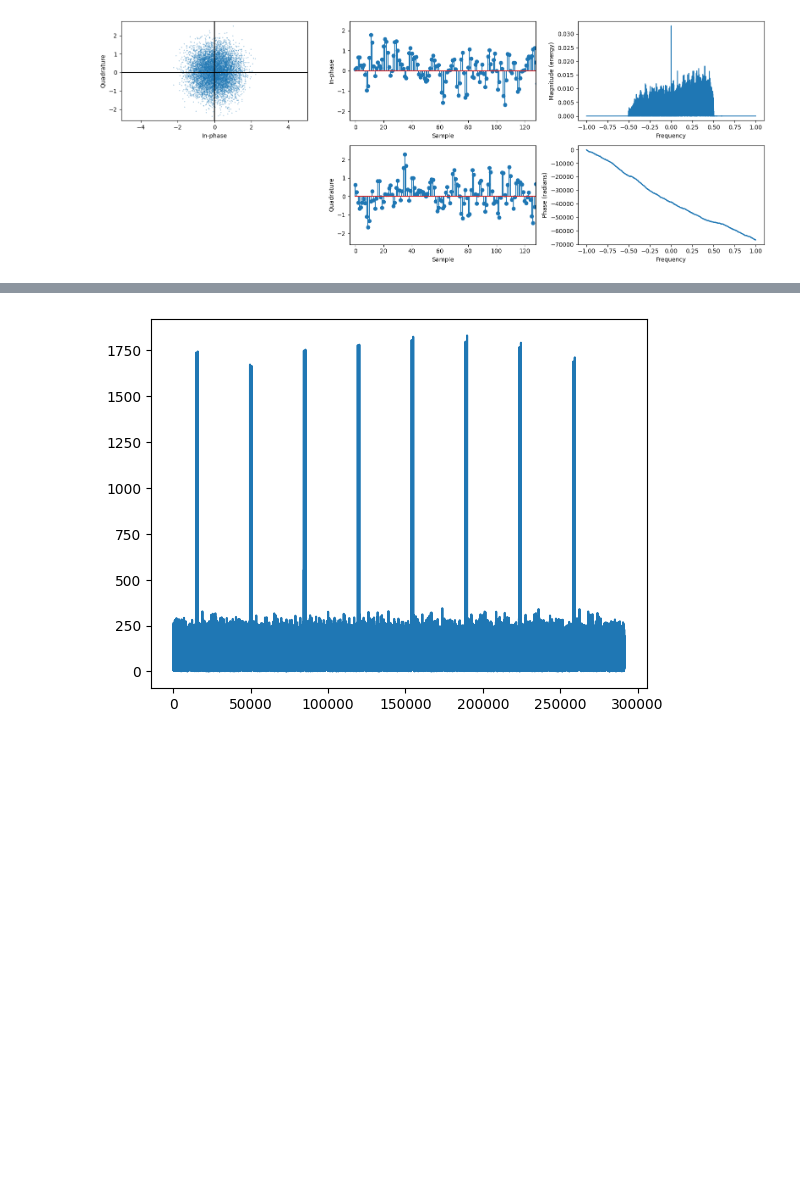
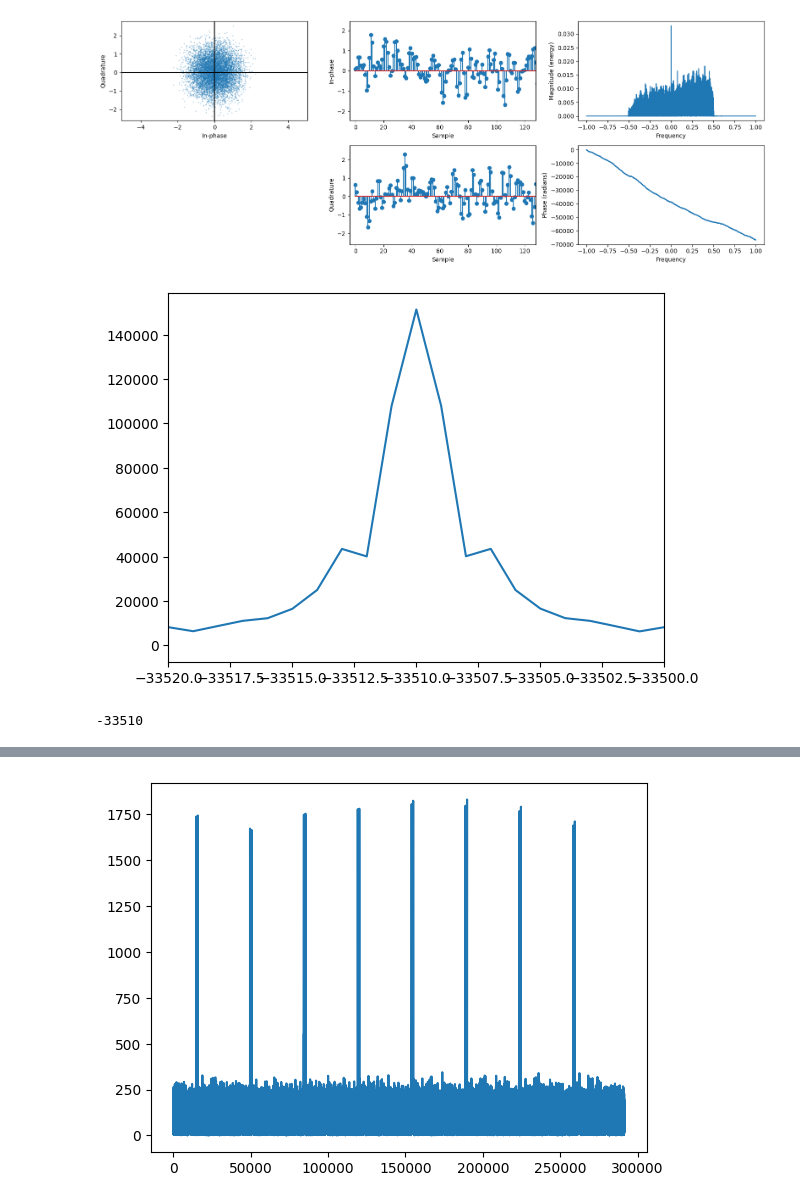
Before and after one commit to antroseco/fibre-sim, a Jupyter notebook: lab_data_alamouti.ipynb, the cells around one changed output, grey strips where cells are left out. Cells and saved outputs as stored; diff of their text form; code cells hidden in the pictures; blank space fills up the shorter version.

```diff
--- a/lab_data_alamouti.ipynb
+++ b/lab_data_alamouti.ipynb
@@ -153,3 +153,21 @@ assert pf.impulse_response.size == 1016
 plot_signal(rx_pf)
 # %% [output]
 [figure]
+# %%
+rr = np.empty(2 * r11.size, dtype=np.cdouble)
+rr[0::2] = r11
+rr[1::2] = r22
+# %%
+def find_lag(ref: np.ndarray, sig: np.ndarray) -> int:
+    corr = np.abs(signal.correlate(ref, sig))
+    lags = signal.correlation_lags(ref.size, sig.size)
+    plt.plot(lags, corr)
+    plt.xlim(-33520, -33500)
+    plt.show()
+    lag = lags[np.argmax(corr)]
+    return lag
+
+find_lag(rr, rx_pf)
+# %% [output]
+[figure, added]
+-33510
```
Also changed, not shown: parts of 10 cells of this notebook, 1 other file.
